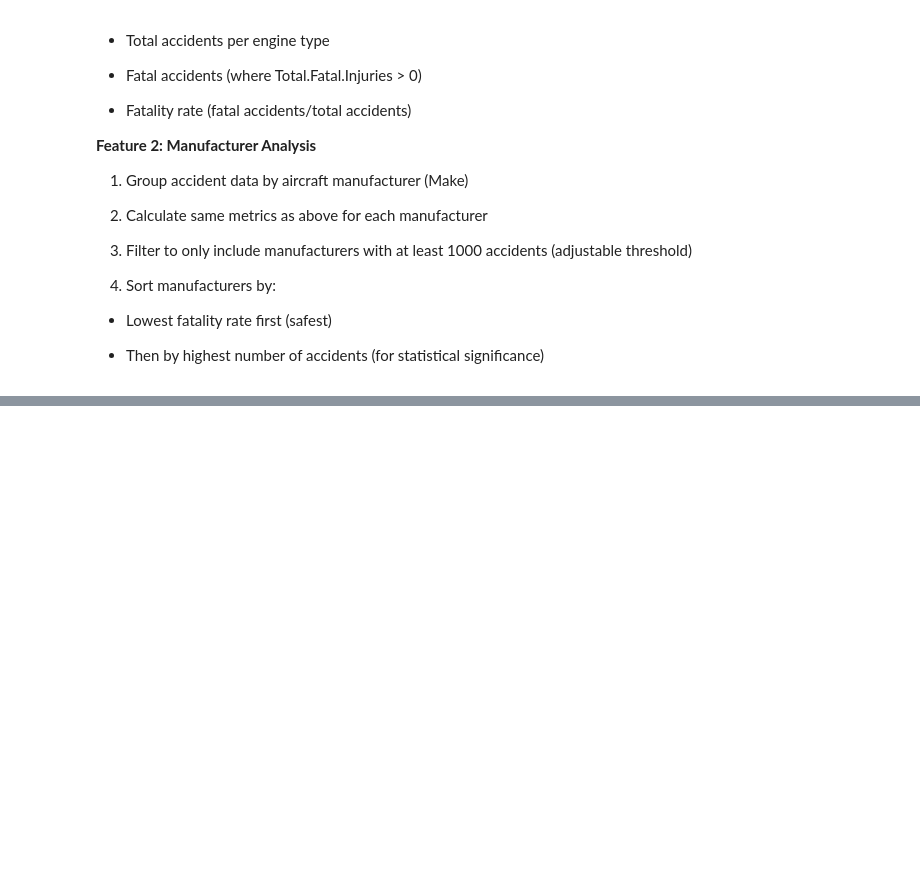
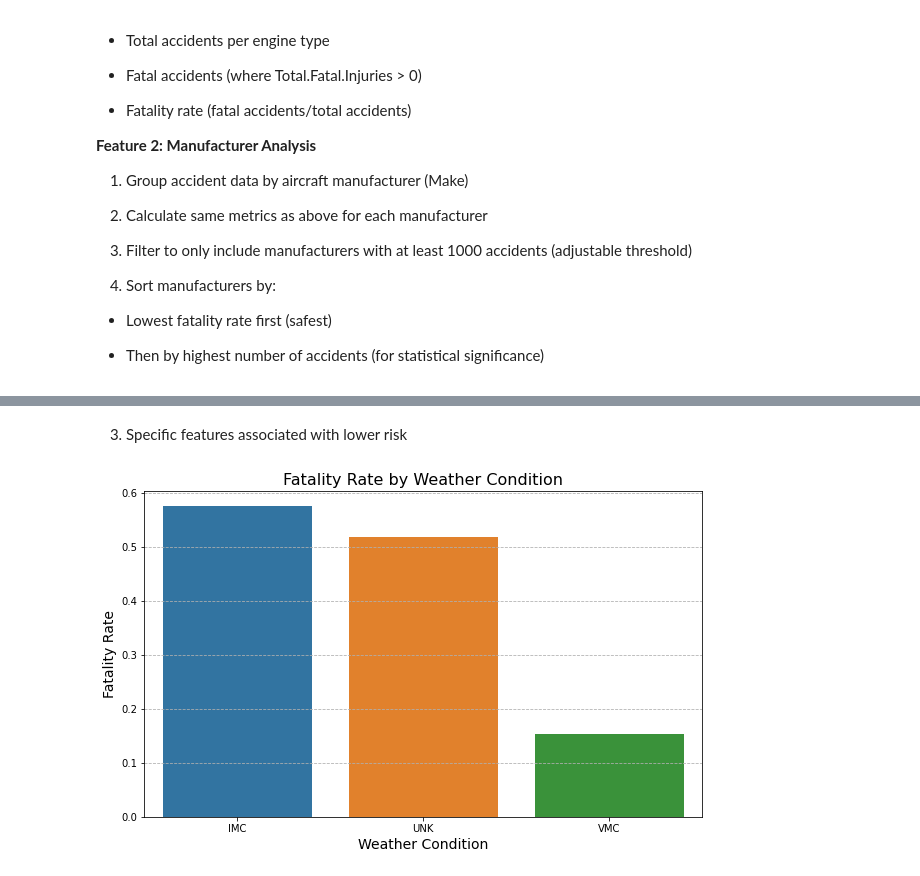
Before and after one commit to KweyuV/dsc-phase-1-project-v3, a Jupyter notebook: student.ipynb, the cells around one changed output, grey strips where cells are left out. Drawn from its saved outputs; the diff is of its cells as text; code cells hidden in the pictures; blank space fills up the shorter version.

```diff
--- a/student.ipynb
+++ b/student.ipynb
@@ -433,0 +444,5 @@ The analysis helps identify which manufacturers have the best safety records, wh
+# %%
+# Weather Analysis
+weather_risk = df_clean.groupby('Weather.Condition').agg(Total_Accidents=('Event.Date', 'count'),Fatal_Accidents=('Total.Fatal.Injuries', lambda x: (x > 0).sum())).reset_index()
+weather_risk['Fatality_Rate'] = weather_risk['Fatal_Accidents'] / weather_risk['Total_Accidents']
+weather_risk
@@ -433,0 +531,12 @@ The analysis helps identify which manufacturers have the best safety records, wh
+# %% [markdown]
+3. Specific features associated with lower risk
+# %%
+plt.figure(figsize=(10, 6))
+sns.barplot(x='Weather.Condition', y='Fatality_Rate', data=weather_risk.sort_values('Fatality_Rate', ascending=False))
+plt.title('Fatality Rate by Weather Condition', fontsize=16)
+plt.xlabel('Weather Condition', fontsize=14)
+plt.ylabel('Fatality Rate', fontsize=14)
+plt.grid(axis='y', linestyle='--', alpha=2.0)
+plt.show()
+# %% [output]
+[figure, added]
```
Also changed, not shown: parts of 15 cells of this notebook.
